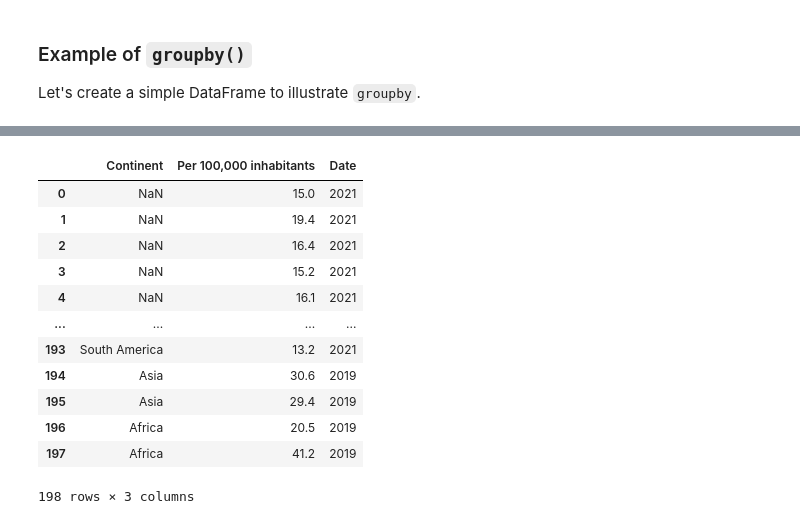
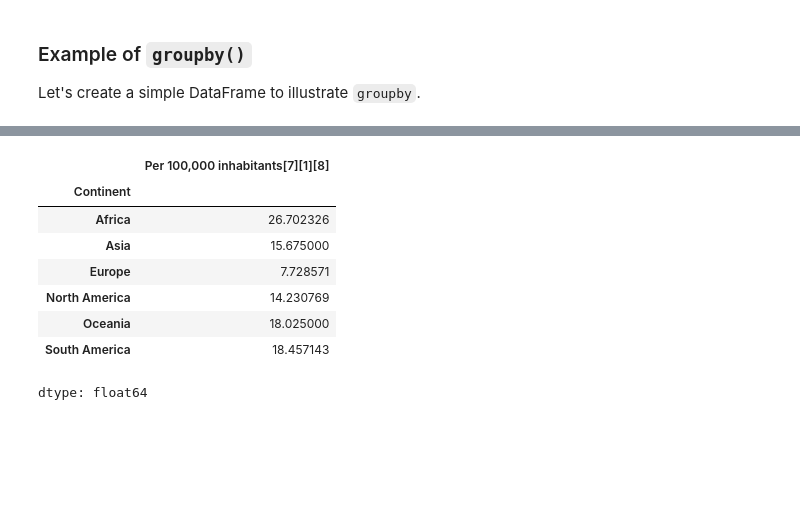
Before and after one commit to ezhang0322-glitch/QM2, a Jupyter notebook: notebooks/W02. Pandas.ipynb, the cells around one changed output, grey strips where cells are left out. Drawn from its saved outputs; the diff is of its cells as text; code cells hidden in the pictures; blank space fills up the shorter version.

```diff
--- a/notebooks/W02. Pandas.ipynb
+++ b/notebooks/W02. Pandas.ipynb
@@ -516,8 +481,9 @@ tables[0].head()
 | 3 | Western Pacific | NaN | 15.2 | NaN | 317393 | 2021 |
 | 4 | Southeast Asia | NaN | 16.1 | NaN | 317069 | 2021 |
 # %%
-df_raw = df_raw[df_raw['Date'] == '2019']
-df_raw['Per 100,000 inhabitants'] = pandas.to_numeric(df_raw['Per 100,000 inhabitants'], errors='coerce')
-df_raw['Per 100,000 inhabitants'] = df_raw['Per 100,000 inhabitants'].fillna(0)
-df_raw.head()
+df_raw = tables[0]
+df_raw = df_raw[df_raw['Date[b]'] == '2019']
+df_raw['Per 100,000 inhabitants[7][1][8]'] = pandas.to_numeric(df_raw['Per 100,000 inhabitants[7][1][8]'], errors='coerce')
+df_raw['Per 100,000 inhabitants[7][1][8]'] = df_raw['Per 100,000 inhabitants[7][1][8]'].fillna(0)
+df_raw[['Continent','Per 100,000 inhabitants[7][1][8]','Date[b]']]
 # %% [output]
@@ -530,16 +513,13 @@ df_raw.head()
 # %%
-tables[0][['Continent','Per 100,000 inhabitants','Date']]
+average_fatalities_by_continent = df_raw.groupby('Continent')['Per 100,000 inhabitants[7][1][8]'].mean()
+display(average_fatalities_by_continent)
 # %% [output]
-|  | Continent | Per 100,000 inhabitants | Date |
-| 0 | NaN | 15.0 | 2021 |
-| 1 | NaN | 19.4 | 2021 |
-| 2 | NaN | 16.4 | 2021 |
-| 3 | NaN | 15.2 | 2021 |
-| 4 | NaN | 16.1 | 2021 |
-| ... | ... | ... | ... |
-| 193 | South America | 13.2 | 2021 |
-| 194 | Asia | 30.6 | 2019 |
-| 195 | Asia | 29.4 | 2019 |
-| 196 | Africa | 20.5 | 2019 |
-| 197 | Africa | 41.2 | 2019 |
+|  | Per 100,000 inhabitants[7][1][8] |
+| Continent |  |
+| Africa | 26.702326 |
+| Asia | 15.675000 |
+| Europe | 7.728571 |
+| North America | 14.230769 |
+| Oceania | 18.025000 |
+| South America | 18.457143 |
-198 rows × 3 columns
+dtype: float64
```
Also changed, not shown: parts of 7 cells of this notebook.
